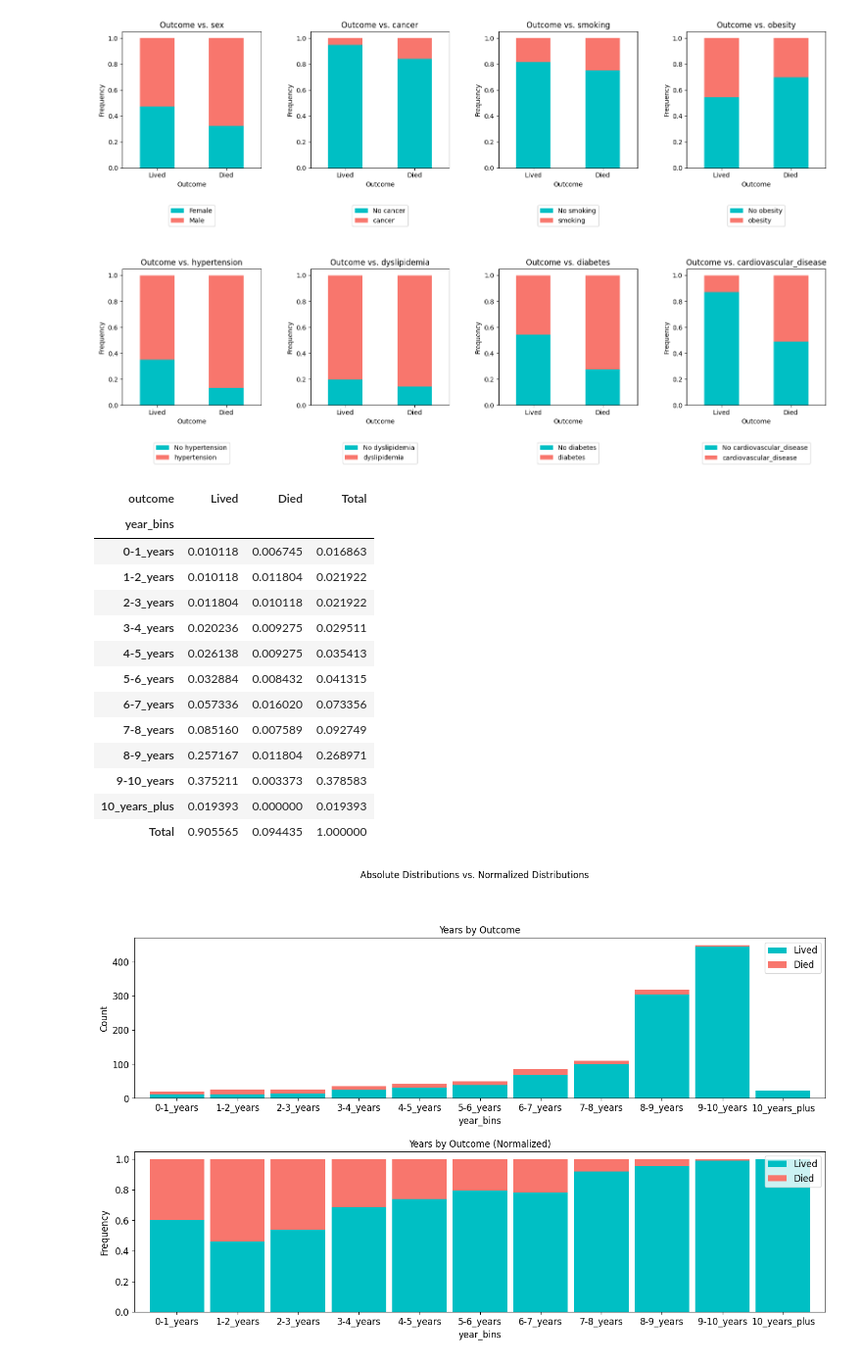
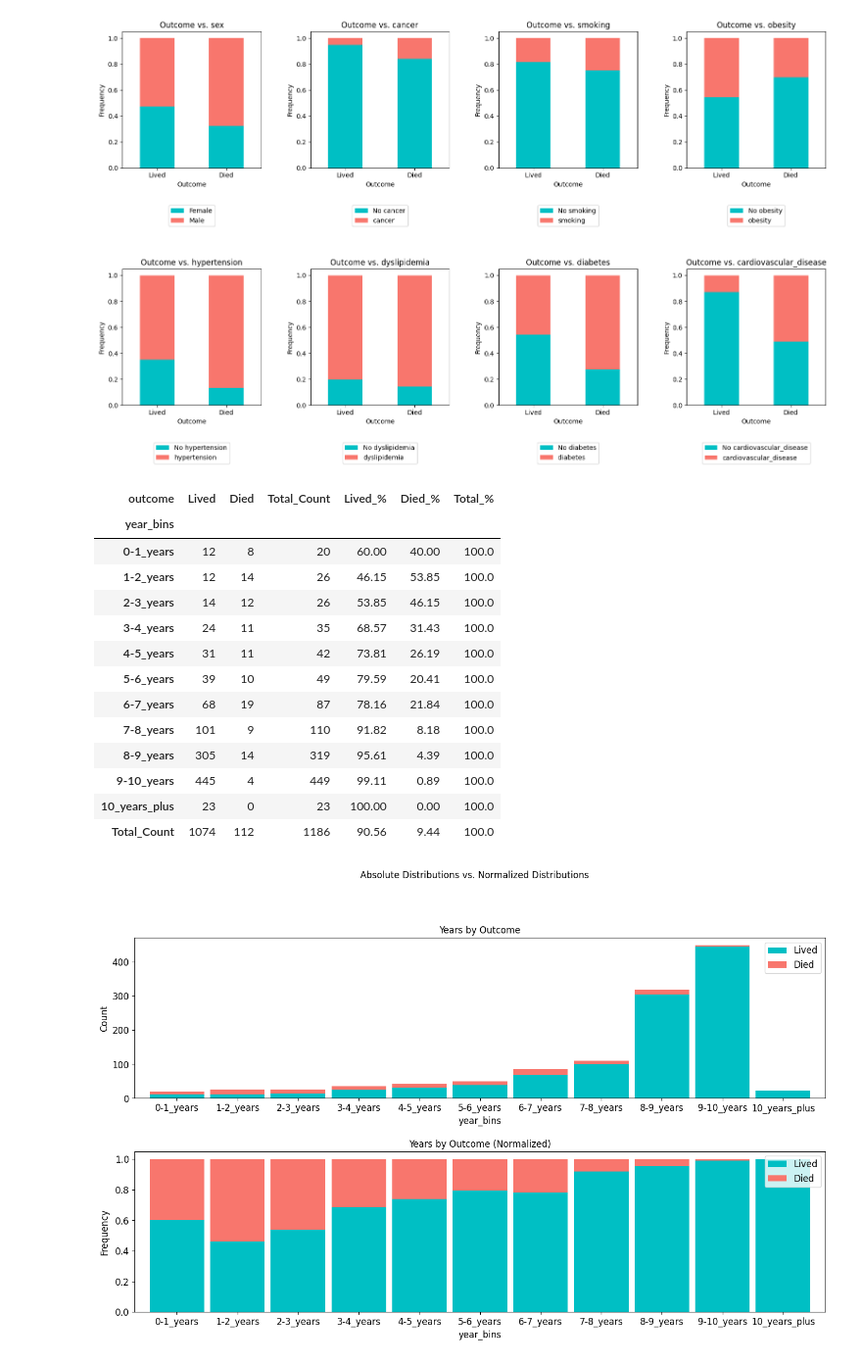
Before and after one commit to lshpaner/ckd_uae, a Jupyter notebook: CKD_UAE_EDA.ipynb, the cells around one changed output. Shown at 98% size. Saved outputs shown, nothing was run; the diff lists cells and outputs as text; code cells hidden in the pictures.

```diff
--- a/CKD_UAE_EDA.ipynb
+++ b/CKD_UAE_EDA.ipynb
@@ -20,7 +20,7 @@ from functions import *
 https://data.mendeley.com/datasets/ppfwfpprbc/1
 # %%
 # Change directory to where functions.py is located if it's not in '/content'
-data_path = "/content/drive/MyDrive/CKD_UAE_MENDELEY/data/df_eda/"
+data_path = "/content/drive/MyDrive/ckd_uae/data/df_eda/"
 # %%
 df_eda = pd.read_parquet(data_path + "df_eda.parquet")
 # %%
@@ -229,30 +151,26 @@ def stacked_plot(
-# %%
-outcome_by_years_count = pd.crosstab(
-    df_eda["year_bins"], df_eda["outcome"], margins=True, margins_name="Total"
-).rename(columns={0: "Lived", 1: "Died"})
-outcome_by_years_norm = pd.crosstab(
-    df_eda["year_bins"],
-    df_eda["outcome"],
-    margins=True,
-    margins_name="Total",
-    normalize=True,
-).rename(columns={0: "Lived", 1: "Died"})
-outcome_by_years = outcome_by_years_count.join()
-# %% [output]
-| outcome | Lived | Died | Total |
-| year_bins |  |  |  |
-| 0-1_years | 0.010118 | 0.006745 | 0.016863 |
-| 1-2_years | 0.010118 | 0.011804 | 0.021922 |
-| 2-3_years | 0.011804 | 0.010118 | 0.021922 |
-| 3-4_years | 0.020236 | 0.009275 | 0.029511 |
-| 4-5_years | 0.026138 | 0.009275 | 0.035413 |
-| 5-6_years | 0.032884 | 0.008432 | 0.041315 |
-| 6-7_years | 0.057336 | 0.016020 | 0.073356 |
-| 7-8_years | 0.085160 | 0.007589 | 0.092749 |
-| 8-9_years | 0.257167 | 0.011804 | 0.268971 |
-| 9-10_years | 0.375211 | 0.003373 | 0.378583 |
-| 10_years_plus | 0.019393 | 0.000000 | 0.019393 |
-| Total | 0.905565 | 0.094435 | 1.000000 |
+# %%
+outcome_by_years = pd.crosstab(
+    df_eda["year_bins"], df_eda["outcome"], margins=True, margins_name="Total_Count"
+).rename(columns={0: "Lived", 1: "Died"},)
+outcome_by_years["Lived_%"] = round(outcome_by_years["Lived"] / outcome_by_years["Total_Count"]*100, 2)
+outcome_by_years["Died_%"] = round(outcome_by_years["Died"] / outcome_by_years["Total_Count"]*100, 2)
+outcome_by_years["Total_%"] = outcome_by_years["Lived_%"] + outcome_by_years["Died_%"]
+outcome_by_years
+# %% [output]
+| outcome | Lived | Died | Total_Count | Lived_% | Died_% | Total_% |
+| year_bins |  |  |  |  |  |  |
+| 0-1_years | 12 | 8 | 20 | 60.00 | 40.00 | 100.0 |
+| 1-2_years | 12 | 14 | 26 | 46.15 | 53.85 | 100.0 |
+| 2-3_years | 14 | 12 | 26 | 53.85 | 46.15 | 100.0 |
+| 3-4_years | 24 | 11 | 35 | 68.57 | 31.43 | 100.0 |
+| 4-5_years | 31 | 11 | 42 | 73.81 | 26.19 | 100.0 |
+| 5-6_years | 39 | 10 | 49 | 79.59 | 20.41 | 100.0 |
+| 6-7_years | 68 | 19 | 87 | 78.16 | 21.84 | 100.0 |
+| 7-8_years | 101 | 9 | 110 | 91.82 | 8.18 | 100.0 |
+| 8-9_years | 305 | 14 | 319 | 95.61 | 4.39 | 100.0 |
+| 9-10_years | 445 | 4 | 449 | 99.11 | 0.89 | 100.0 |
+| 10_years_plus | 23 | 0 | 23 | 100.00 | 0.00 | 100.0 |
+| Total_Count | 1074 | 112 | 1186 | 90.56 | 9.44 | 100.0 |
 # %%
 stacked_plot(
     x=16,
```
Also changed, not shown: parts of 2 cells of this notebook.
